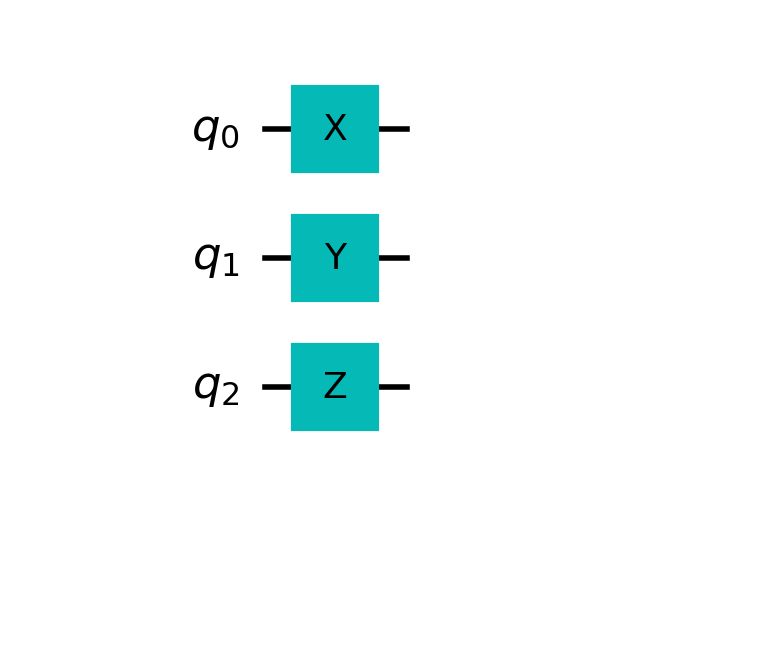
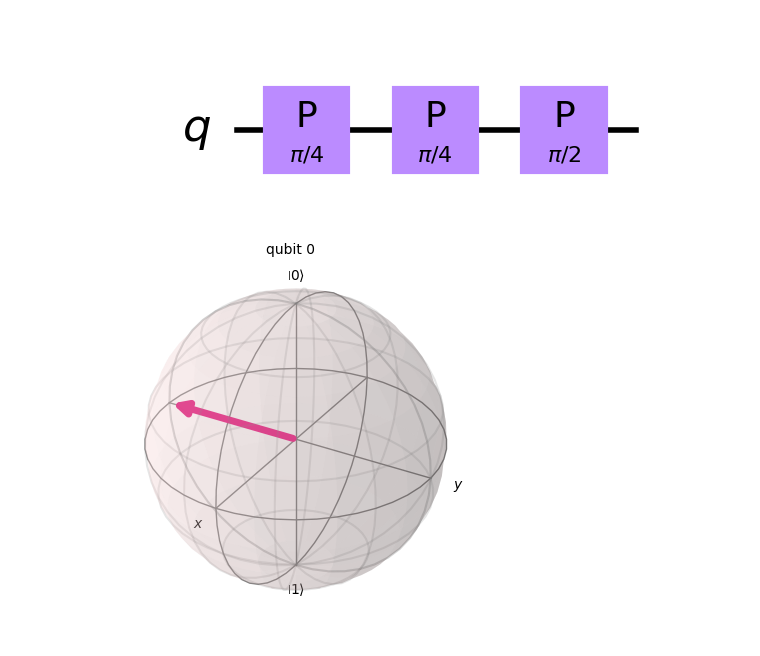
Before and after one commit to chottoamii/QLearn-Assets, a Jupyter notebook: codes/Quantum Gates/test.ipynb, the cells around one changed output. Drawn from its saved outputs; the diff is of its cells as text; code cells hidden in the pictures; blank space fills up the shorter version.

```diff
--- a/codes/Quantum Gates/test.ipynb
+++ b/codes/Quantum Gates/test.ipynb
@@ -4,10 +5,10 @@ from qiskit.visualization import plot_histogram
 # %%
-qc = QuantumCircuit(3)
+qc = QuantumCircuit(1)
 
-qc.x(0)
-qc.y(1)
-qc.z(2)
+qc.p(math.pi/4, 0)
+qc.p(math.pi/4, 0)
+qc.p(math.pi/2, 0)
 
 qc.draw(scale=2,output='mpl')
 # %% [output]
-[figure, old version]
+[figure, new version]
@@ -13,0 +38,13 @@ qc.draw(scale=2,output='mpl')
+# %%
+import math
+
+# Create a quantum circuit with a single qubit
+qc = QuantumCircuit(1)
+
+qc.x(0)
+qc.h(0)
+qc.p(math.pi/2,0)
+
+plot_bloch_multivector(get_state_vector(qc))
+# %% [output]
+[figure, added]
```
Also changed, not shown: parts of 4 cells of this notebook, 7 other files.
